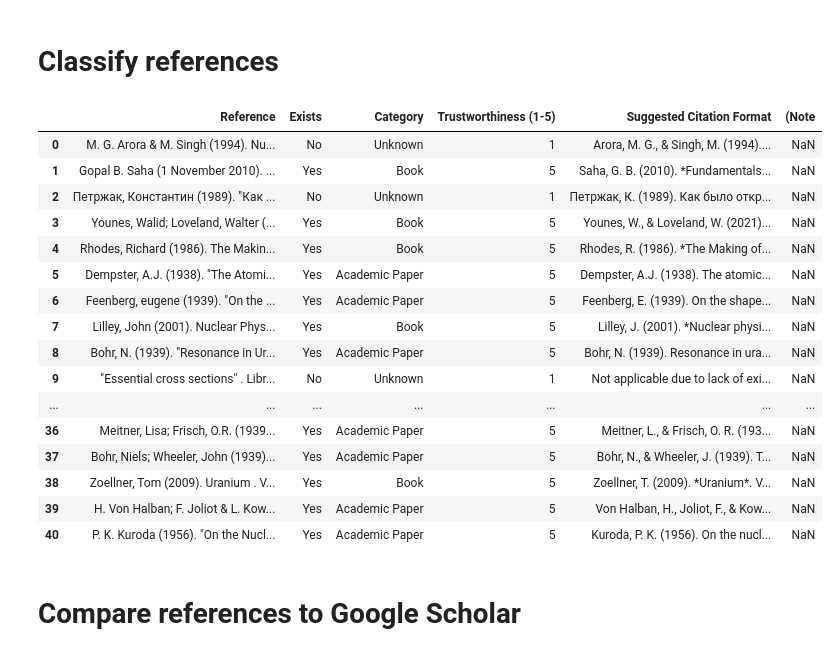
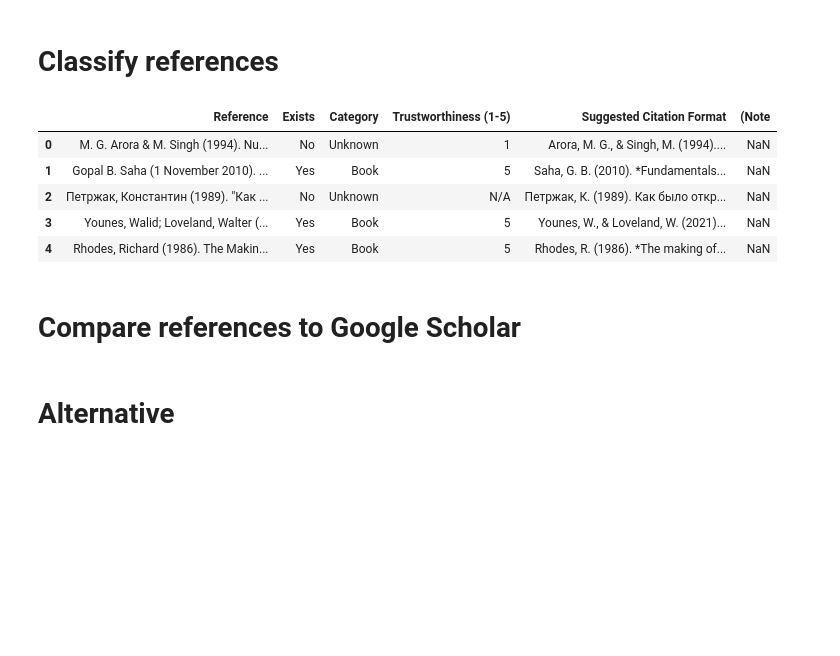
Before and after one commit to alaignelet/wiki_analysis, a Jupyter notebook: script.ipynb, the cells around one changed output. Saved outputs shown, nothing was run; the diff lists cells and outputs as text; code cells hidden in the pictures; blank space fills up the shorter version.

Commit message:
add alternative matching

```diff
--- a/script.ipynb
+++ b/script.ipynb
@@ -162,25 +162,14 @@ for ref in references:
 # Convert to DataFrame
 df_verified = pd.DataFrame(verified_references)
 # %%
-df_verified
+df_verified.head()
 # %% [output]
 |  | Reference | Exists | Category | Trustworthiness (1-5) | Suggested Citation Format | (Note |
 | 0 | M. G. Arora & M. Singh (1994). Nu... | No | Unknown | 1 | Arora, M. G., & Singh, M. (1994).... | NaN |
 | 1 | Gopal B. Saha (1 November 2010). ... | Yes | Book | 5 | Saha, G. B. (2010). *Fundamentals... | NaN |
-| 2 | Петржак, Константин (1989). "Как ... | No | Unknown | 1 | Петржак, К. (1989). Как было откр... | NaN |
+| 2 | Петржак, Константин (1989). "Как ... | No | Unknown | N/A | Петржак, К. (1989). Как было откр... | NaN |
 | 3 | Younes, Walid; Loveland, Walter (... | Yes | Book | 5 | Younes, W., & Loveland, W. (2021)... | NaN |
-| 4 | Rhodes, Richard (1986). The Makin... | Yes | Book | 5 | Rhodes, R. (1986). *The Making of... | NaN |
-| 5 | Dempster, A.J. (1938). "The Atomi... | Yes | Academic Paper | 5 | Dempster, A.J. (1938). The atomic... | NaN |
-| 6 | Feenberg, eugene (1939). "On the ... | Yes | Academic Paper | 5 | Feenberg, E. (1939). On the shape... | NaN |
-| 7 | Lilley, John (2001). Nuclear Phys... | Yes | Book | 5 | Lilley, J. (2001). *Nuclear physi... | NaN |
-| 8 | Bohr, N. (1939). "Resonance in Ur... | Yes | Academic Paper | 5 | Bohr, N. (1939). Resonance in ura... | NaN |
-| 9 | "Essential cross sections" . Libr... | No | Unknown | 1 | Not applicable due to lack of exi... | NaN |
-| ... | ... | ... | ... | ... | ... | ... |
-| 36 | Meitner, Lisa; Frisch, O.R. (1939... | Yes | Academic Paper | 5 | Meitner, L., & Frisch, O. R. (193... | NaN |
-| 37 | Bohr, Niels; Wheeler, John (1939)... | Yes | Academic Paper | 5 | Bohr, N., & Wheeler, J. (1939). T... | NaN |
-| 38 | Zoellner, Tom (2009). Uranium . V... | Yes | Book | 5 | Zoellner, T. (2009). *Uranium*. V... | NaN |
-| 39 | H. Von Halban; F. Joliot & L. Kow... | Yes | Academic Paper | 5 | Von Halban, H., Joliot, F., & Kow... | NaN |
-| 40 | P. K. Kuroda (1956). "On the Nucl... | Yes | Academic Paper | 5 | Kuroda, P. K. (1956). On the nucl... | NaN |
+| 4 | Rhodes, Richard (1986). The Makin... | Yes | Book | 5 | Rhodes, R. (1986). *The making of... | NaN |
 # %% [markdown]
 # Compare references to Google Scholar
 # %%
@@ -314,3 +303,5 @@ df_verified.to_csv(f"{title.replace(" ", "_").lower()}_reference.csv")
 df_scholar.to_csv(f"{title.replace(" ", "_").lower()}_scholar.csv")
 
 df_comparison.to_csv(f"{title.replace(" ", "_").lower()}_comparison.csv")
+# %% [markdown]
+# Alternative
```
Also changed, not shown: parts of 2 cells of this notebook, 3 other files.
